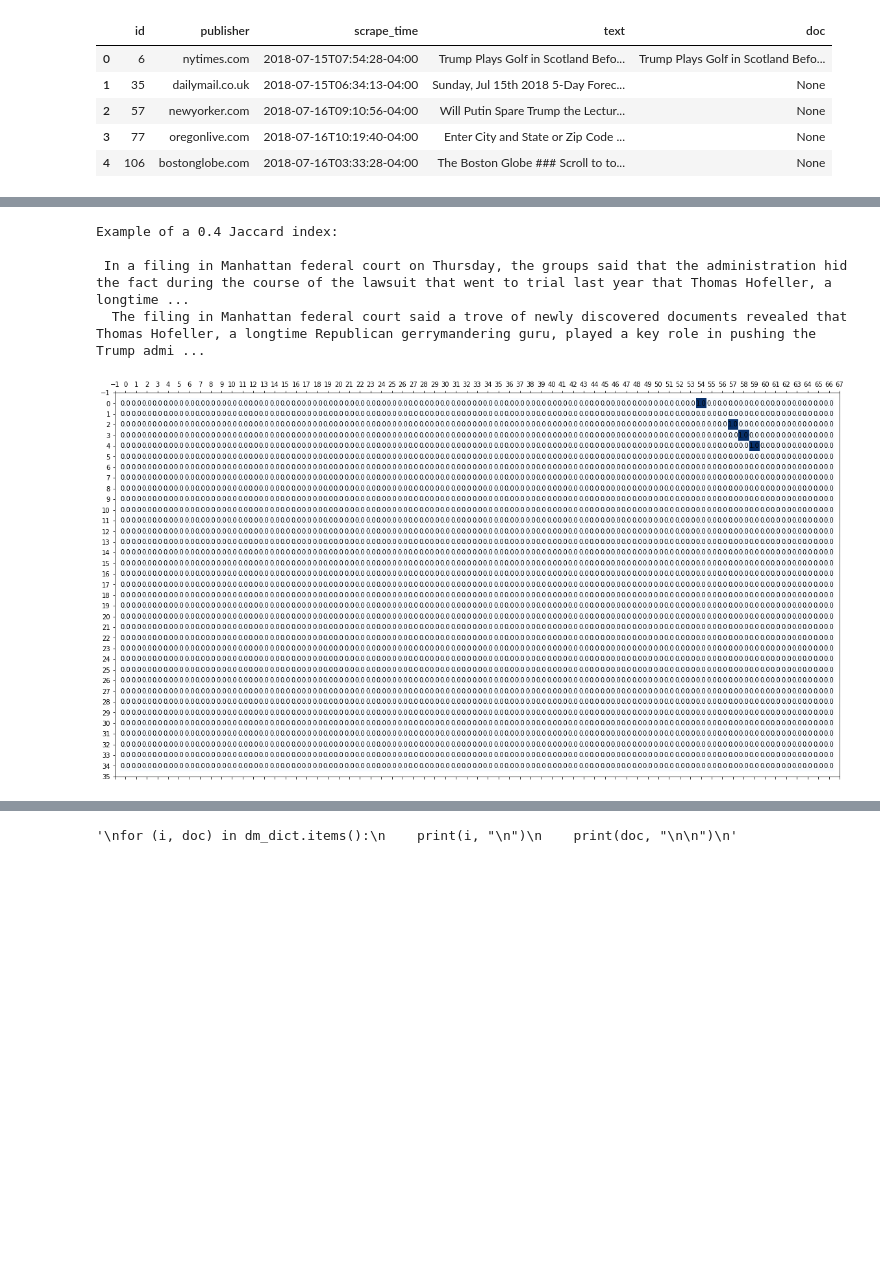
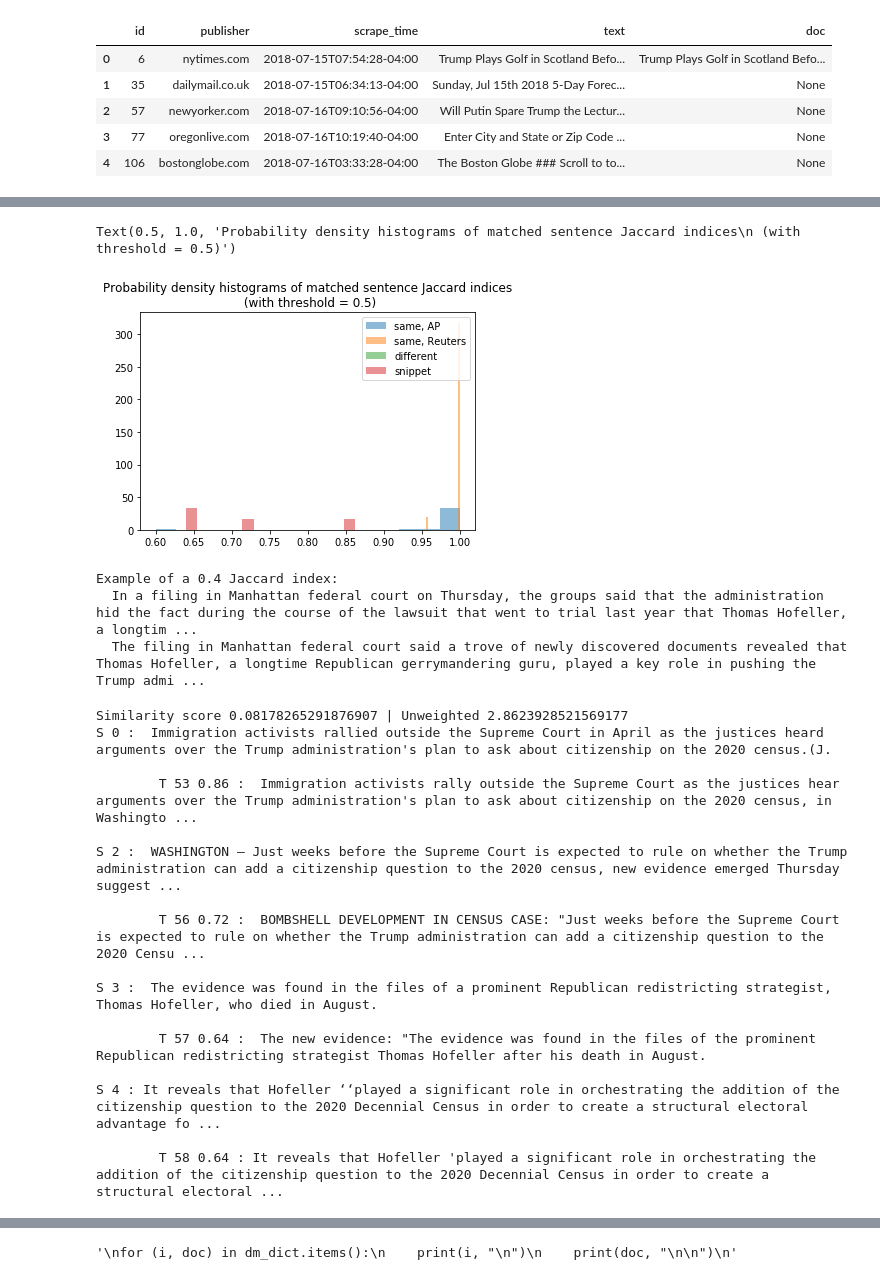
Before and after one commit to asprout/ArticleComparisons, a Jupyter notebook: ArticleSimilarity.ipynb, the cells around one changed output, grey strips where cells are left out. Cells and saved outputs as stored; diff of their text form; code cells hidden in the pictures; blank space fills up the shorter version.

```diff
--- a/ArticleSimilarity.ipynb
+++ b/ArticleSimilarity.ipynb
@@ -91,17 +106,42 @@ jac_mat_w = ac.get_jaccard_matrix(doc_ap1, doc_w)
+# %%
+# example of pairwise sentence jaccard indices between two unique files, vs. two "identical" files
+hist(ac.get_jaccard_matrix(doc_ap1, doc_ap2)[np.where(ac.get_match_matrix() > 0)])
+hist(ac.get_jaccard_matrix(doc_r1, doc_r2)[np.where(ac.get_match_matrix() > 0)])
+hist(ac.get_jaccard_matrix(doc_r1, doc_w)[np.where(ac.get_match_matrix() > 0)])
+hist(ac.get_jaccard_matrix(doc_6844, snip_6844)[np.where(ac.get_match_matrix() > 0)])
+plt.legend(["same, AP", "same, Reuters", "different", "snippet"])
+plt.title("Probability density histograms of matched sentence Jaccard indices\n (with threshold = 0.5)")
+# %% [output]
+Text(0.5, 1.0, 'Probability density histograms of matched sentence Jaccard indices\n (with threshold = 0.5)')
+[figure, added]
 # %%
 # jac_mat_ap_r = comparer.get_jaccard_matrix(doc_r1, doc_ap1)
-print("Example of a 0.4 Jaccard index:\n")
-print(doc_r1.get_sentences()[1], "\n", doc_ap1.get_sentences()[4])
+print("Example of a 0.4 Jaccard index:\n", doc_r1.get_sentences()[1], "\n", doc_ap1.get_sentences()[4])
 # %% [output]
 Example of a 0.4 Jaccard index:
-
- In a filing in Manhattan federal court on Thursday, the groups said that the administration hid the fact during the course of the lawsuit that went to trial last year that Thomas Hofeller, a longtime ...
+  In a filing in Manhattan federal court on Thursday, the groups said that the administration hid the fact during the course of the lawsuit that went to trial last year that Thomas Hofeller, a longtim ...
   The filing in Manhattan federal court said a trove of newly discovered documents revealed that Thomas Hofeller, a longtime Republican gerrymandering guru, played a key role in pushing the Trump admi ...
 # %%
 jac_mat_snip = ac.get_jaccard_matrix(doc_6844, snip_6844)
-#ac.display_mat(jac_mat_snip)
+match_mat_snip = ac.get_match_matrix()
+#ac.display_mat(match_mat_snip)
 
-match_mat_snip = ac.get_match_matrix(doc_6844, snip_6844)
-ac.display_mat(match_mat_snip)
+print("Similarity score", ac.jaccard_score(), "| Unweighted", np.sum(jac_mat_snip * match_mat_snip))
+ac.print_sentence_matches()
 # %% [output]
-[figure, removed]
+Similarity score 0.08178265291876907 | Unweighted 2.8623928521569177
+S 0 :  Immigration activists rallied outside the Supreme Court in April as the justices heard arguments over the Trump administration's plan to ask about citizenship on the 2020 census.(J.
+
+        T 53 0.86 :  Immigration activists rally outside the Supreme Court as the justices hear arguments over the Trump administration's plan to ask about citizenship on the 2020 census, in Washingto ...
+
+S 2 :  WASHINGTON — Just weeks before the Supreme Court is expected to rule on whether the Trump administration can add a citizenship question to the 2020 census, new evidence emerged Thursday suggest ...
+
+        T 56 0.72 :  BOMBSHELL DEVELOPMENT IN CENSUS CASE: "Just weeks before the Supreme Court is expected to rule on whether the Trump administration can add a citizenship question to the 2020 Censu ...
+
+S 3 :  The evidence was found in the files of a prominent Republican redistricting strategist, Thomas Hofeller, who died in August.
+
+        T 57 0.64 :  The new evidence: "The evidence was found in the files of the prominent Republican redistricting strategist Thomas Hofeller after his death in August.
+
+S 4 : It reveals that Hofeller ‘‘played a significant role in orchestrating the addition of the citizenship question to the 2020 Decennial Census in order to create a structural electoral advantage fo ...
+
+        T 58 0.64 : It reveals that Hofeller 'played a significant role in orchestrating the addition of the citizenship question to the 2020 Decennial Census in order to create a structural electoral ...
```
Also changed, not shown: parts of 16 cells of this notebook, 4 other files.
